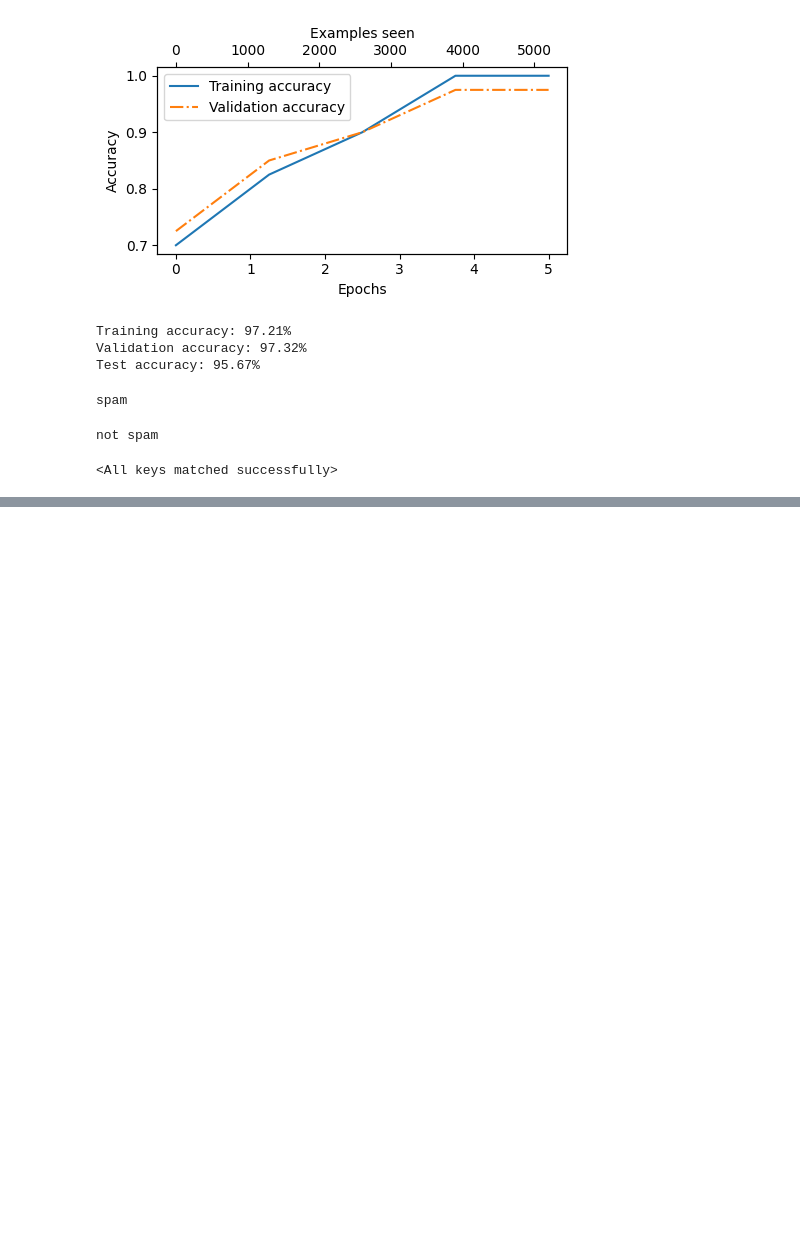
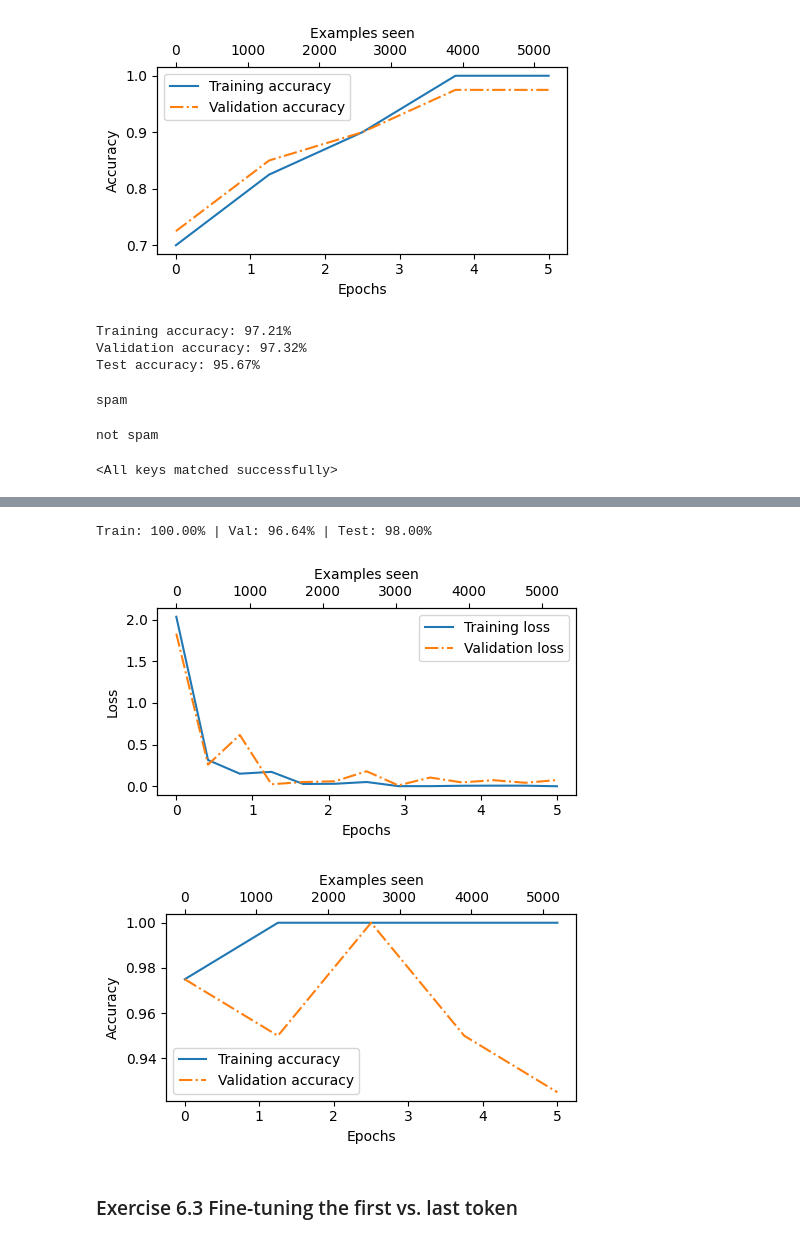
Before and after one commit to dkhh10/llms-from-scratch-notes, a Jupyter notebook: ch06/ch06_fine_tuning_for_classification.ipynb, the cells around one changed output, grey strips where cells are left out. Drawn from its saved outputs; the diff is of its cells as text; code cells hidden in the pictures; blank space fills up the shorter version.

Commit message:
Chapter 6.8 Using the LLM as a spam classifier

```diff
--- a/ch06/ch06_fine_tuning_for_classification.ipynb
+++ b/ch06/ch06_fine_tuning_for_classification.ipynb
@@ -710,0 +836,11 @@ model.load_state_dict(model_state_dict)
+# %%
+optimizer = torch.optim.AdamW(model.parameters(), lr=5e-5, weight_decay=0.1)
+# %%
+import time
+start = time.time()
+torch.manual_seed(123)
+train_losses, val_losses, train_accs, val_accs, examples_seen = train_classifier_simple(
+    model, train_loader, val_loader, optimizer, device,
+    num_epochs=5, eval_freq=50, eval_iter=5
+)
+print(f"Training time: {(time.time()-start)/60:.2f} min")
@@ -710,0 +867,44 @@ model.load_state_dict(model_state_dict)
+# %%
+train_accuracy = calc_accuracy_loader(train_loader, model, device)
+val_accuracy   = calc_accuracy_loader(val_loader, model, device)
+test_accuracy  = calc_accuracy_loader(test_loader, model, device)
+print(f"Train: {train_accuracy*100:.2f}% | Val: {val_accuracy*100:.2f}% | Test: {test_accuracy*100:.2f}%")
+# %% [output]
+Train: 100.00% | Val: 96.64% | Test: 98.00%
+# %%
+import torch
+import matplotlib.pyplot as plt
+
+def plot_values(epochs_seen, examples_seen, train_values, val_values, label="loss"):
+    fig, ax1 = plt.subplots(figsize=(5, 3))
+
+    ax1.plot(epochs_seen, train_values, label=f"Training {label}")
+    ax1.plot(epochs_seen, val_values, linestyle="-.", label=f"Validation {label}")
+    ax1.set_xlabel("Epochs")
+    ax1.set_ylabel(label.capitalize())
+    ax1.legend()
+
+    ax2 = ax1.twiny()                      # second x-axis sharing the y-axis
+    ax2.plot(examples_seen, train_values, alpha=0)   # invisible, just aligns ticks
+    ax2.set_xlabel("Examples seen")
+
+    fig.tight_layout()
+    plt.savefig(f"{label}-plot.pdf")
+    plt.show()
+# %%
+num_epochs = 5   # whatever you trained for
+
+# Loss
+epochs_tensor = torch.linspace(0, num_epochs, len(train_losses))
+examples_tensor = torch.linspace(0, examples_seen, len(train_losses))
+plot_values(epochs_tensor, examples_tensor, train_losses, val_losses, label="loss")
+
+# Accuracy
+epochs_tensor = torch.linspace(0, num_epochs, len(train_accs))
+examples_tensor = torch.linspace(0, examples_seen, len(train_accs))
+plot_values(epochs_tensor, examples_tensor, train_accs, val_accs, label="accuracy")
+# %% [output]
+[figure, added]
+[figure, added]
+# %% [markdown]
+### Exercise 6.3 Fine-tuning the first vs. last token
```
Also changed, not shown: parts of 13 cells of this notebook, 2 other files.
